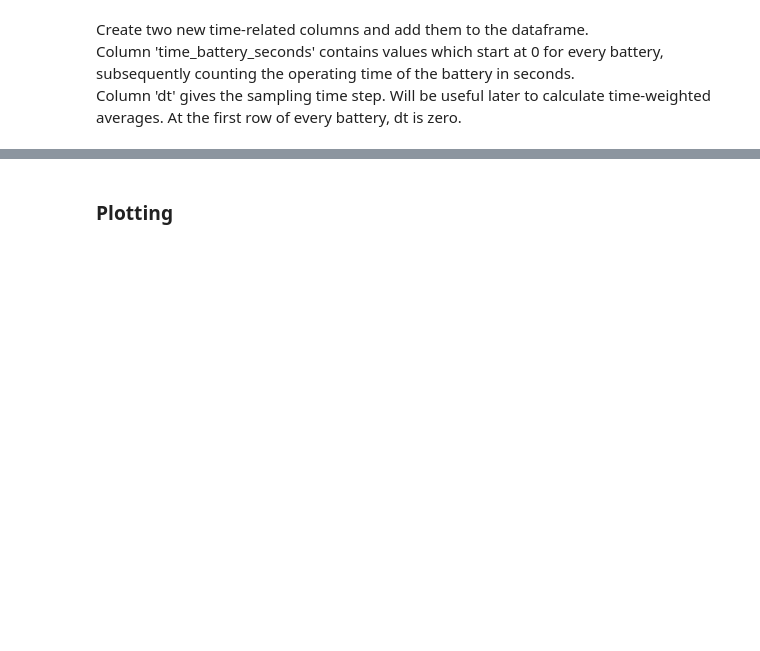
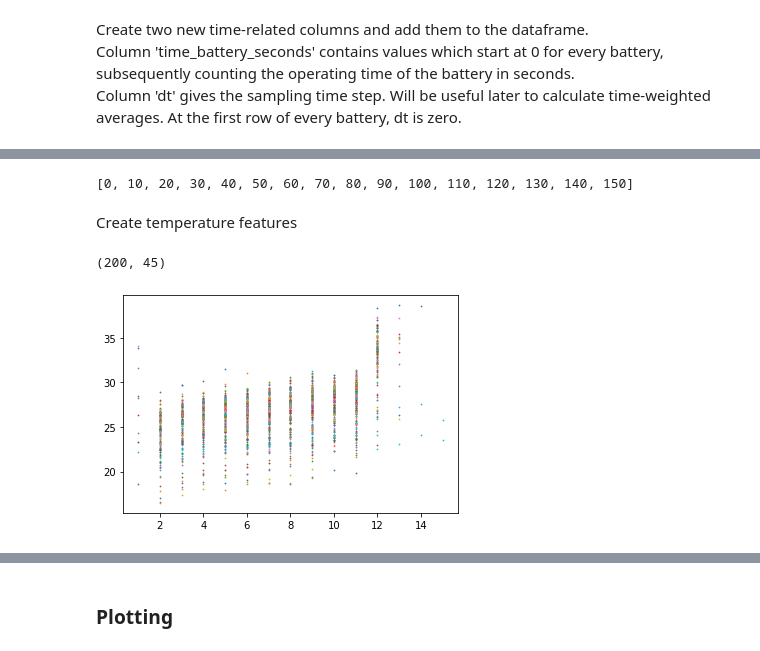
Before and after one commit to EliasGaliounas/BatteryDevBBoxx, a Jupyter notebook: notebooks/dataload.ipynb, the cells around one changed output, grey strips where cells are left out. Saved outputs shown, nothing was run; the diff lists cells and outputs as text; code cells hidden in the pictures; blank space fills up the shorter version.

Commit message:
Binning by SoC - 'binning' function serves this purpse

```diff
--- a/notebooks/dataload.ipynb
+++ b/notebooks/dataload.ipynb
@@ -100,23 +159,24 @@ Create two new time-related columns and add them to the dataframe.<br>
 Column 'time_battery_seconds' contains values which start at 0 for every battery, subsequently counting the operating time of the battery in seconds. <br>
 Column 'dt' gives the sampling time step. Will be useful later to calculate time-weighted averages. At the first row of every battery, dt is zero.
 # %%
-from datetime import datetime
+# Had to make some conversions back to string to get this to work.
+# Some complications were due to numpy changing the format of datetime objects before storing them.
 time_battery_sec = np.empty((0,1))
 dt_sec = np.empty((0,1))
 for battery in range(0,200):
     single_battery_df = ts_df_lean.loc[ts_df_lean['battery_id']==battery]
     # Get the starting timestamp of this battery. This will be time zero.
     # Also place in this more convenient datetime format which will allow subtraction of datetimes.
-    datetime_0 = datetime.strptime(single_battery_df["timestamp"].iloc[0], "%Y-%m-%d %H:%M:%S")
+    datetime_0 = datetime.strptime(str(single_battery_df["timestamp"].iloc[0]), "%Y-%m-%d %H:%M:%S")
     # Initialise numpy array to store battery_time. Loops using pandas would be too slow.
-    battery_time = single_battery_df["timestamp"].to_numpy()
+    battery_time = single_battery_df["timestamp"].astype(str).to_numpy()
     for i, entry in enumerate(battery_time):
-        datetime_1 = datetime.strptime(entry, "%Y-%m-%d %H:%M:%S")
+        datetime_1 = datetime.strptime(str(entry), "%Y-%m-%d %H:%M:%S")
         battery_time[i] = float((datetime_1-datetime_0).total_seconds())
     # Convert to float:
     battery_time = battery_time.astype(float)
-    battery_dt = np.zeros((battery_time.shape[0],)) #Useful mostly because it puts a zero at the 0th index.
-    battery_dt[1:] = battery_time[1:] - battery_time[0:-1]
+    battery_dt = np.zeros((battery_time.shape[0],)) #Useful mostly because it puts a zero at the -1 index for this battery_id.
+    battery_dt[0:-1] = battery_time[1:] - battery_time[0:-1]
     time_battery_sec = np.append(time_battery_sec, battery_time)
     dt_sec = np.append(dt_sec, battery_dt)
 # %%
@@ -125,6 +185,6 @@ print('ts_df_lean.shape: ', ts_df_lean.shape)
 print('time_battery_seconds.shape: ', time_battery_sec.shape)
 print('dt.shape: ', dt_sec.shape)
 # %%
-# Add new pandas Series to lean (i.e. downsampled) dataframe
-ts_df_lean.loc[:, "time_battery_sec"] = time_battery_sec
-ts_df_lean.loc[:, "dt_sec"] = dt_sec
+# Add new pandas Series to ts_df_lean
+ts_df_lean["time_battery_sec"] = time_battery_sec
+ts_df_lean["dt_sec"] = dt_sec
@@ -130,0 +204,6 @@ ts_df_lean.loc[:, "dt_sec"] = dt_sec
+# %%
+bin_edges = list(range(0,160,10))
+# %%
+bin_edges
+# %% [output]
+[0, 10, 20, 30, 40, 50, 60, 70, 80, 90, 100, 110, 120, 130, 140, 150]
@@ -130,0 +237,27 @@ ts_df_lean.loc[:, "dt_sec"] = dt_sec
+# %% [markdown]
+Create temperature features
+# %%
+#Columns 0-14 will contain the means values
+#Columns 15-29 will contain the means values
+#Columns 30-44 will contain the means values
+temp_features = np.empty((200,45))
+temp_features[:] = np.NaN
+for battery in range(200):
+    calc = binning(battery, ts_df_lean, bin_edges, param='temperature', statistic = 'mean')
+    temp_features[battery,0:15] = calc
+    calc = binning(battery, ts_df_lean, bin_edges, param='temperature', statistic = 'max')
+    temp_features[battery,15:30] = calc
+    calc = binning(battery, ts_df_lean, bin_edges, param='temperature', statistic = 'min')
+    temp_features[battery,30:45] = calc
+# %%
+temp_features.shape
+# %% [output]
+(200, 45)
+# %%
+bin_list = [1,2,3,4,5,6,7,8,9,10,11,12,13,14,15]
+f, ax = plt.subplots()
+s=0.5
+for battery in range(200):
+    ax.scatter(bin_list, temp_features[battery,0:15], s=s)
+# %% [output]
+[figure, added]
```
Also changed, not shown: parts of 29 cells of this notebook.
